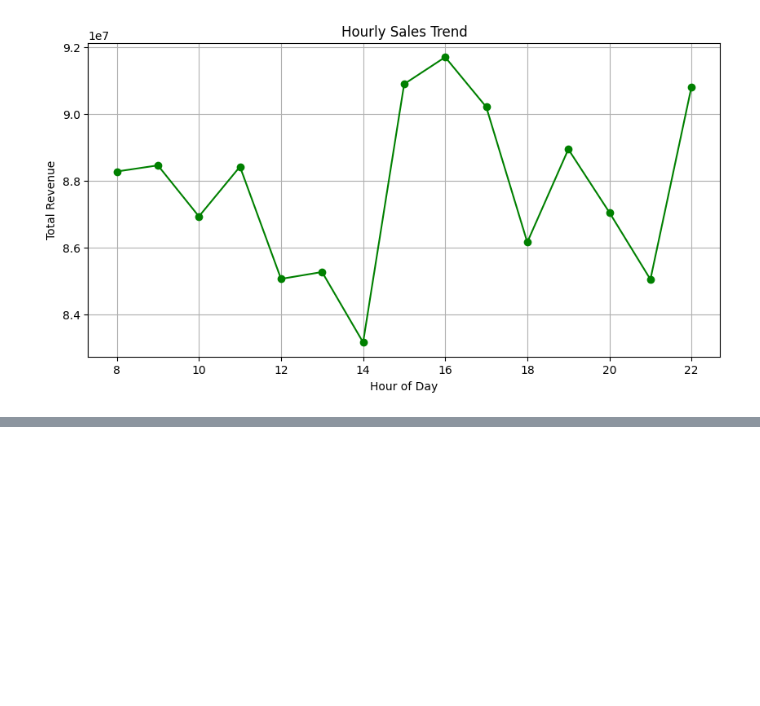
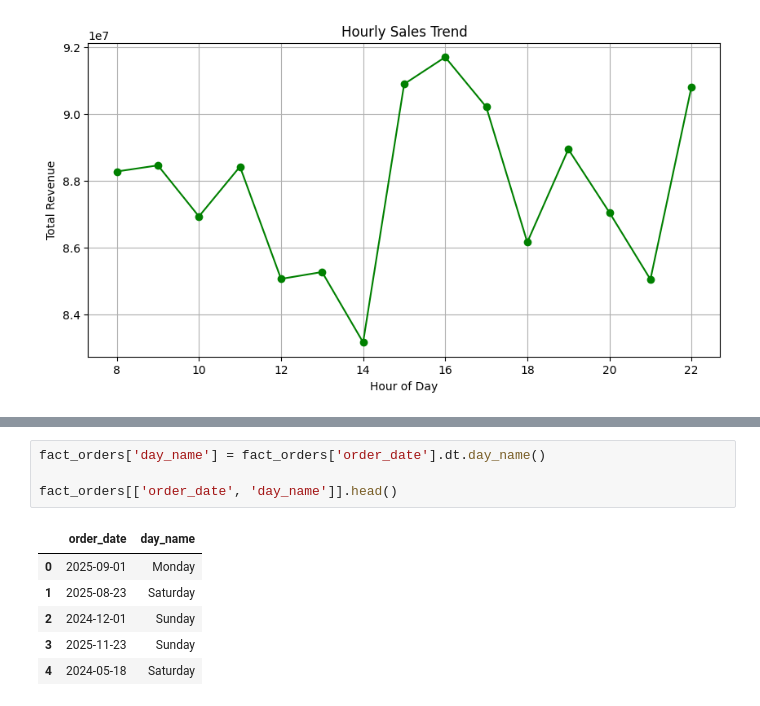
Before and after one commit to utkarshdhangar5/retail-sales-inventory-analytics, a Jupyter notebook: notebooks/ExploratoryDataAnalysis.ipynb, the cells around one changed output, grey strips where cells are left out. Saved outputs shown, nothing was run; the diff lists cells and outputs as text; blank space fills up the shorter version.

```diff
--- a/notebooks/ExploratoryDataAnalysis.ipynb
+++ b/notebooks/ExploratoryDataAnalysis.ipynb
@@ -602,0 +609,11 @@ plt.show()
+# %%
+fact_orders['day_name'] = fact_orders['order_date'].dt.day_name()
+
+fact_orders[['order_date', 'day_name']].head()
+# %% [output]
+|  | order_date | day_name |
+| 0 | 2025-09-01 | Monday |
+| 1 | 2025-08-23 | Saturday |
+| 2 | 2024-12-01 | Sunday |
+| 3 | 2025-11-23 | Sunday |
+| 4 | 2024-05-18 | Saturday |
```
Also changed, not shown: parts of 9 cells of this notebook.
